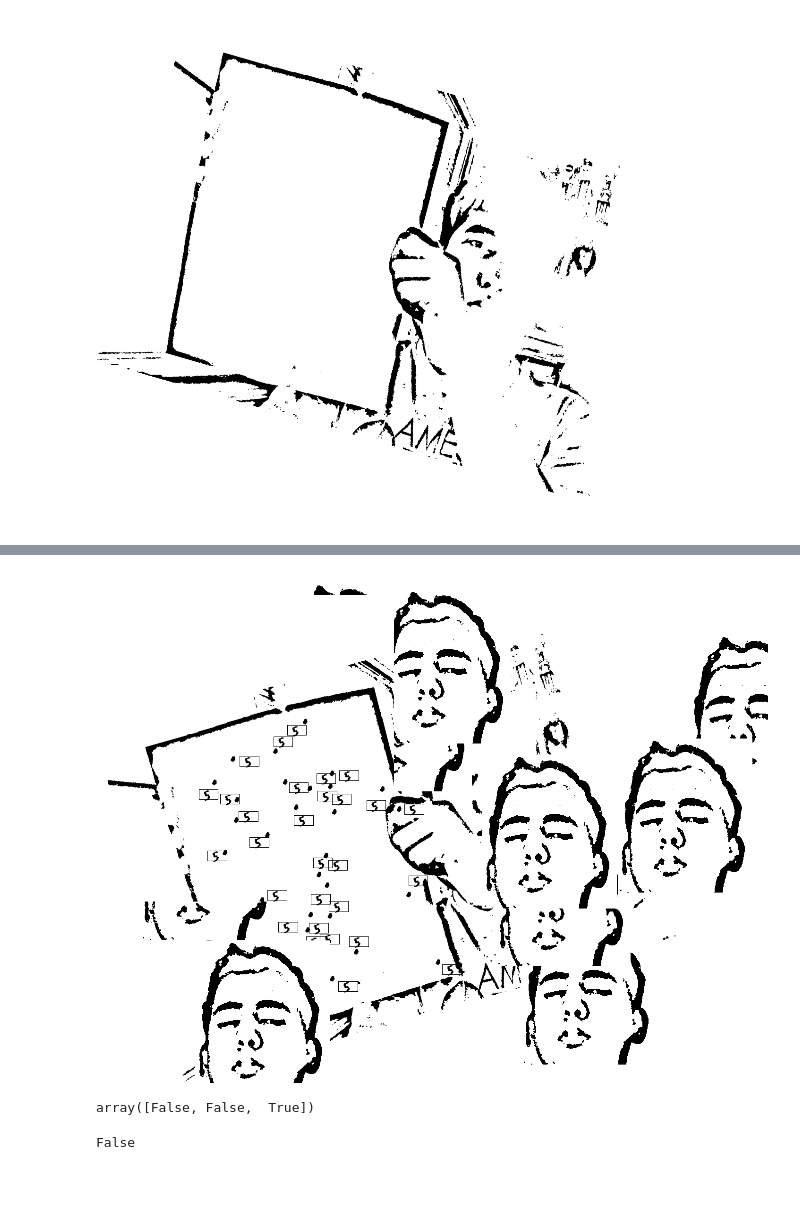
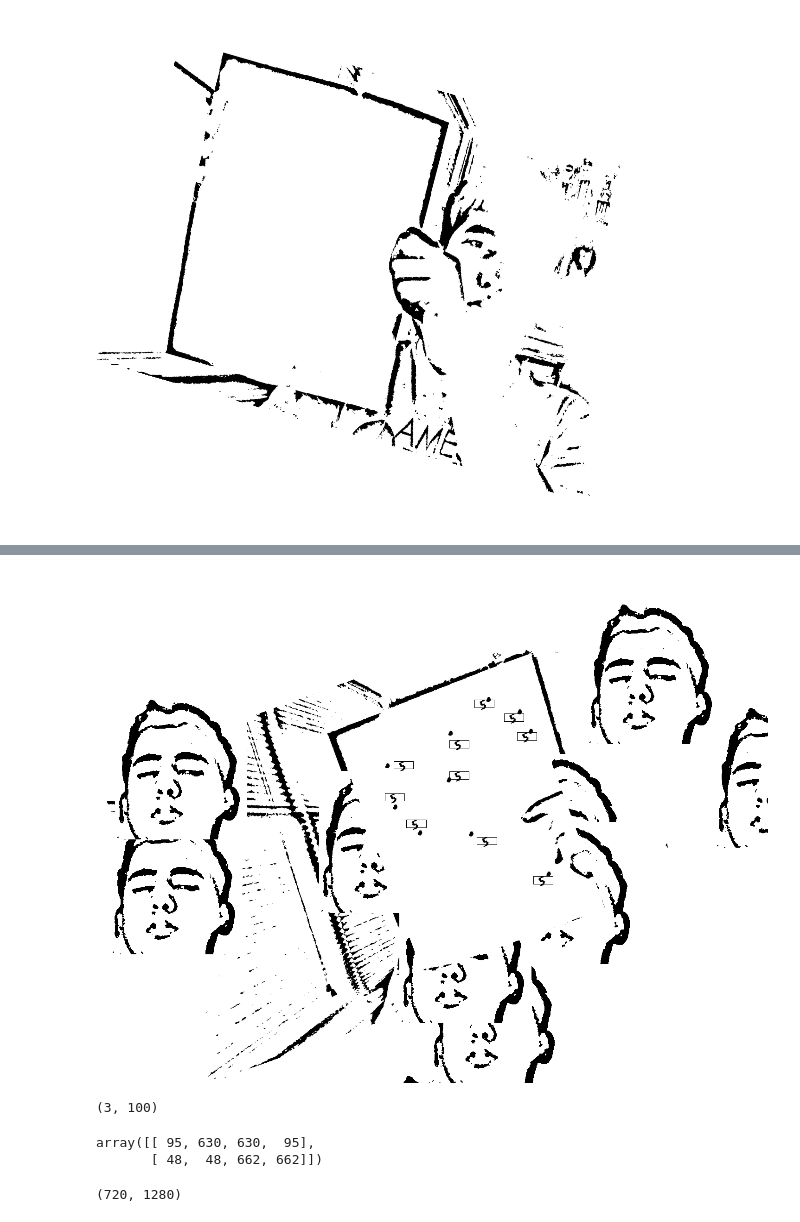
Before and after one commit to sryeturu/connect-the-dots, a Jupyter notebook: testing_notebook.ipynb, the cells around one changed output, grey strips where cells are left out. Saved outputs shown, nothing was run; the diff lists cells and outputs as text; code cells hidden in the pictures; blank space fills up the shorter version.

```diff
--- a/testing_notebook.ipynb
+++ b/testing_notebook.ipynb
@@ -73,7 +73,7 @@ bbox = {}
 dot = np.load('dots/1.npy')
 dot = adaptive_thresh(dot)
 
-for i in range(35):
+for i in range(10):
     num = num_sampler.get_sample()
     scalar = random.uniform(.8,.8)
 
@@ -116,46 +116,62 @@ for i in range(35):
             break
 
 
-def totally_inside_paper(row, col, background, blank):
+def totally_inside_paper(top_left_obj, obj, canvas):
+    bot_right_obj = (top_left_obj[0]+obj.shape[0], top_left_obj[1]+obj.shape[1])
+    bot_left_obj = bot_right_obj[0], top_left_obj[1]
+    top_right_obj = top_left_obj[0], bot_right_obj[1]
 
-    return row >= blank.min_row and col >= blank.min_col and row + background.shape[0] < blank.max_row and col + background.shape[1] < blank.max_col
+    obj_corners = [top_left_obj, top_right_obj, bot_right_obj, bot_left_obj]
 
+    all_inside = True
+    for corner in obj_corners:
+        all_inside = all_inside and (cv.pointPolygonTest(canvas.x_y_contours, (corner[1], corner[0]), False) > 0.0)
 
-deg = 15
-a.img = ndimage.rotate(a.img, angle=deg, cval=255)
+    return all_inside
+
+deg = 20
+
+a.rotate(deg)
 rad = np.deg2rad(deg)
 rt = np.array([[np.cos(rad), np.sin(rad)], [-np.sin(rad), np.cos(rad)]])
 
 for k,v in bbox.items():
     for obj in v:
-        nw = np.dot(rt, np.array(obj).T - np.array([1280/2, 720/2]).reshape(2,-1)) + np.array([img.shape[1]/2, img.shape[0]/2]).reshape(2,-1)
+        nw = np.dot(rt, np.array(obj).T - np.array([1280/2, 720/2]).reshape(2,-1)) + np.array([a.img.shape[1]/2, a.img.shape[0]/2]).reshape(2,-1)
         nw = nw.astype(np.int32)
 
         a.img = cv.rectangle(a.img, tuple(nw[:, 0]), tuple(nw[:, 2]), (0), 1)
 
 k = np.load('backgrounds/1.npy')
 
 cnt = 10
 for i in range(cnt):
 
     rr = random.randint(0, a.img.shape[0])
     rc = random.randint(0, a.img.shape[1])
 
-    while(totally_inside_paper(rr,rc, k, a)):
+    while(totally_inside_paper((rr,rc), k, a)):
         rr = random.randint(0, a.img.shape[0])
         rc = random.randint(0, a.img.shape[1])
-
 
     a.draw_on_background(k, (rr,rc))
 
 display(cv.resize(a.img, (672, 512)))
 # %% [output]
-[figure, old version]
+[figure, new version]
-# %%
-np.array([1,2,3,]) == 3
-# %% [output]
-array([False, False,  True])
-# %%
-np.alltrue((np.array([0,255,0,0]) & np.array([0,21,255,0])) )
-# %% [output]
-False
+# %%
+(100,3)[::-1]
+# %% [output]
+(3, 100)
+# %%
+con = a.contours
+x_y_contours = np.array([i[::-1] for i in con])
+np.dot(rt, x_y_contours.T - [5,5])
+x_y_contours.T
+# %% [output]
+array([[ 95, 630, 630,  95],
+       [ 48,  48, 662, 662]])
+# %%
+a.img.shape
+# %% [output]
+(720, 1280)
```
Also changed, not shown: parts of 5 cells of this notebook, 1 other file.
